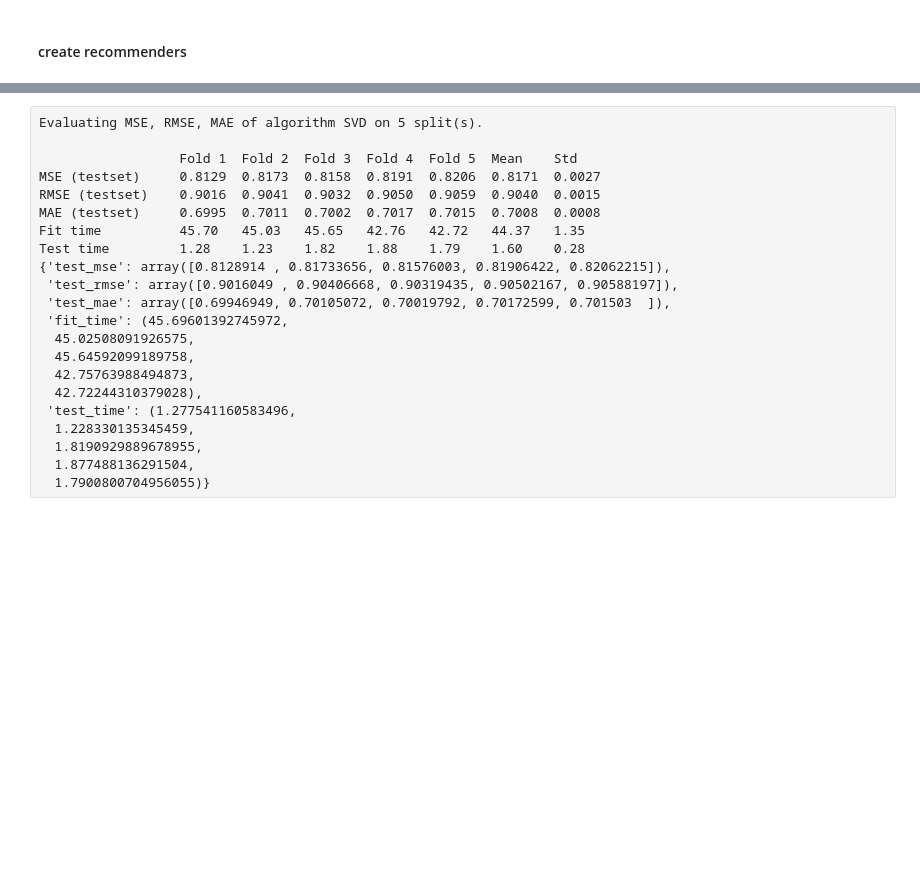
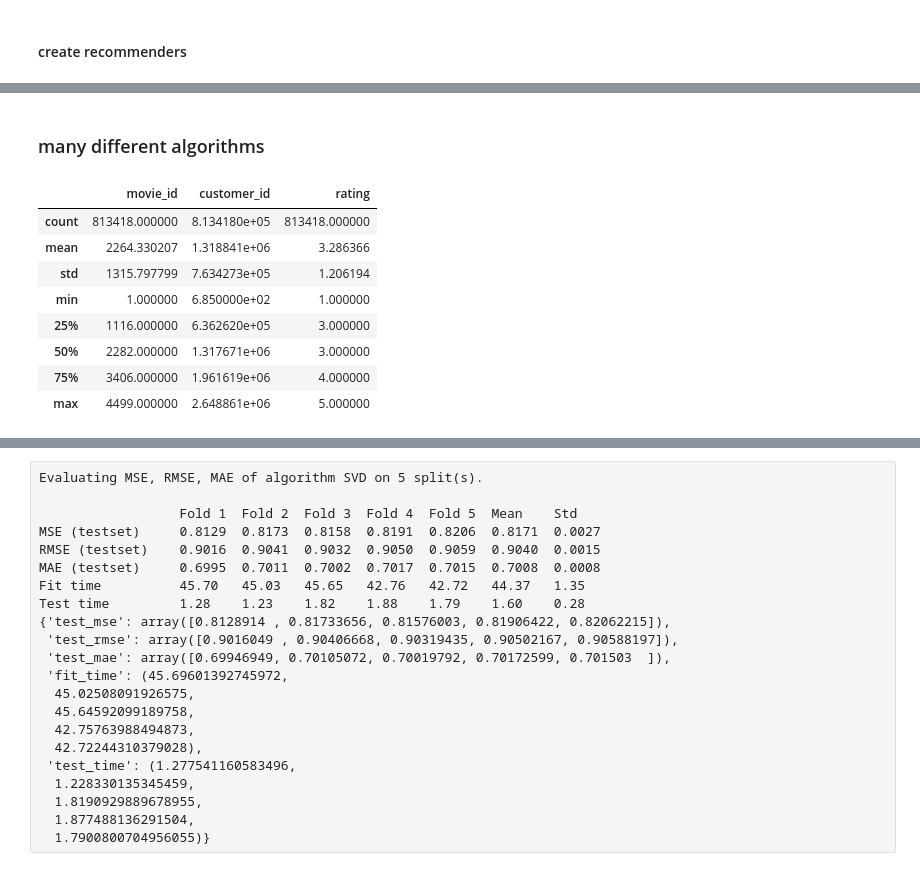
Before and after one commit to Ragnarstefanss/netflix-recommendation, a Jupyter notebook: main.ipynb, the cells around one changed output, grey strips where cells are left out. Drawn from its saved outputs; the diff is of its cells as text; code cells hidden in the pictures; blank space fills up the shorter version.

Commit message:
trying new algorithms but computer be slow so backup

```diff
--- a/main.ipynb
+++ b/main.ipynb
@@ -689,0 +745,2 @@ save_to_pickle("algorithm_svd", algo)
+# %% [markdown]
+### many different algorithms
@@ -689,0 +751,12 @@ save_to_pickle("algorithm_svd", algo)
+# %%
+data_rating.describe()
+# %% [output]
+|  | movie_id | customer_id | rating |
+| count | 813418.000000 | 8.134180e+05 | 813418.000000 |
+| mean | 2264.330207 | 1.318841e+06 | 3.286366 |
+| std | 1315.797799 | 7.634273e+05 | 1.206194 |
+| min | 1.000000 | 6.850000e+02 | 1.000000 |
+| 25% | 1116.000000 | 6.362620e+05 | 3.000000 |
+| 50% | 2282.000000 | 1.317671e+06 | 3.000000 |
+| 75% | 3406.000000 | 1.961619e+06 | 4.000000 |
+| max | 4499.000000 | 2.648861e+06 | 5.000000 |
```
Also changed, not shown: parts of 45 cells of this notebook.
